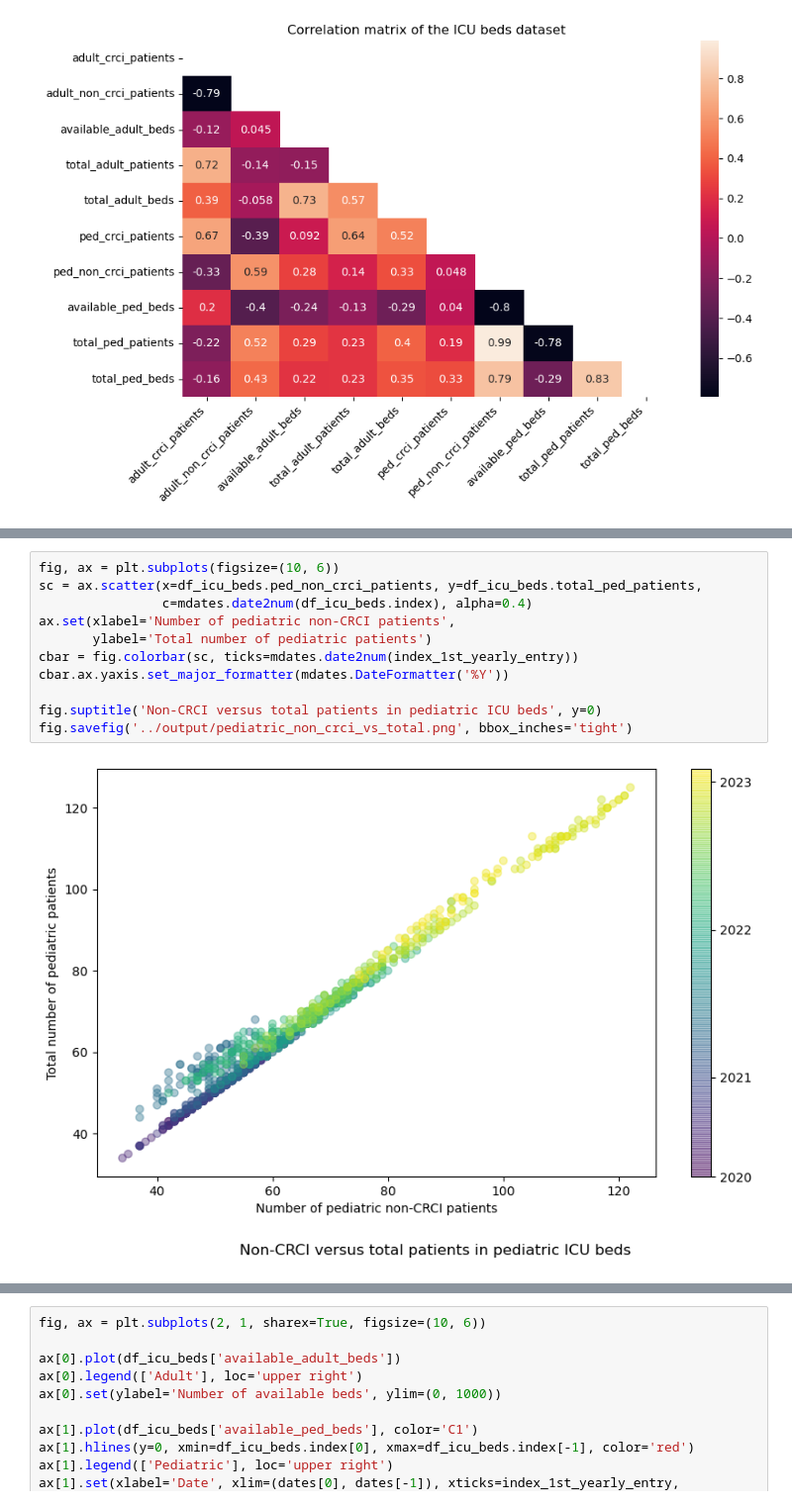
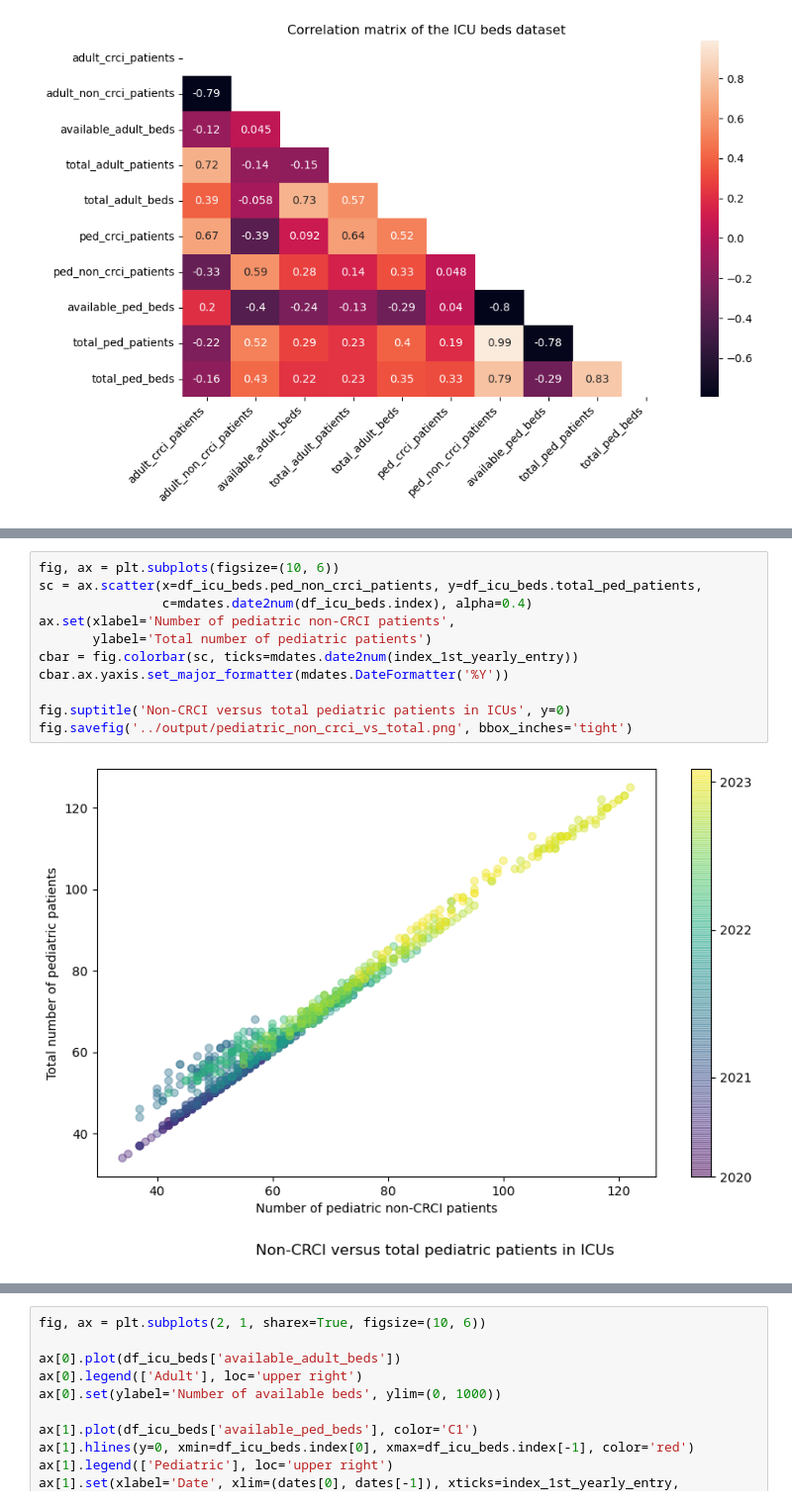
Before and after one commit to skullfort/covid-19-icu, a Jupyter notebook: analysis/icu_beds_analysis.ipynb, the cells around one changed output, grey strips where cells are left out. Shown at 99% size. Cells and saved outputs as stored; diff of their text form.

```diff
--- a/analysis/icu_beds_analysis.ipynb
+++ b/analysis/icu_beds_analysis.ipynb
@@ -171,13 +206,13 @@ fig.savefig('../output/adult_crci_vs_total.png', bbox_inches='tight')
 # %%
 fig, ax = plt.subplots(figsize=(10, 6))
 sc = ax.scatter(x=df_icu_beds.ped_non_crci_patients, y=df_icu_beds.total_ped_patients,
                 c=mdates.date2num(df_icu_beds.index), alpha=0.4)
 ax.set(xlabel='Number of pediatric non-CRCI patients',
        ylabel='Total number of pediatric patients')
 cbar = fig.colorbar(sc, ticks=mdates.date2num(index_1st_yearly_entry))
 cbar.ax.yaxis.set_major_formatter(mdates.DateFormatter('%Y'))
 
-fig.suptitle('Non-CRCI versus total patients in pediatric ICU beds', y=0)
+fig.suptitle('Non-CRCI versus total pediatric patients in ICUs', y=0)
 fig.savefig('../output/pediatric_non_crci_vs_total.png', bbox_inches='tight')
 # %% [output]
-[figure, old version]
+[figure, new version]
```
Also changed, not shown: parts of 11 cells of this notebook, 4 other files.
